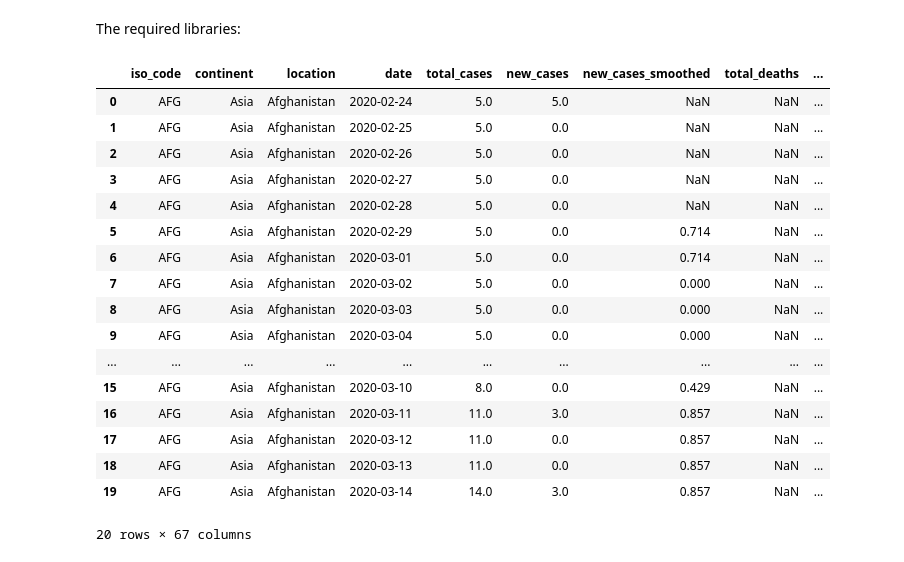
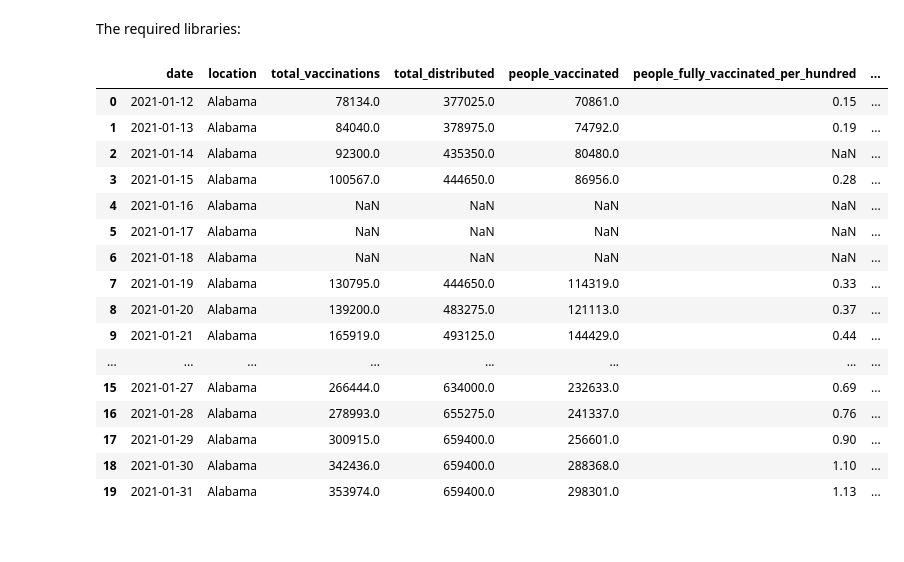
Before and after one commit to uthours/Data-Processing-Visualization, a Jupyter notebook: initialviz.ipynb, the cells around one changed output. Cells and saved outputs as stored; diff of their text form; code cells hidden in the pictures.

```diff
--- a/initialviz.ipynb
+++ b/initialviz.ipynb
@@ -18,24 +18,23 @@ import pandas as pd
 from bs4 import BeautifulSoup
 import matplotlib.pyplot as plt
 # %%
-df = pd.read_csv('https://raw.githubusercontent.com/owid/covid-19-data/master/public/data/owid-covid-data.csv')
+df = pd.read_csv('https://raw.githubusercontent.com/owid/covid-19-data/master/public/data/vaccinations/us_state_vaccinations.csv')
 df.head(20)
 # %% [output]
-|  | iso_code | continent | location | date | total_cases | new_cases | new_cases_smoothed | total_deaths | ... |
-| 0 | AFG | Asia | Afghanistan | 2020-02-24 | 5.0 | 5.0 | NaN | NaN | ... |
-| 1 | AFG | Asia | Afghanistan | 2020-02-25 | 5.0 | 0.0 | NaN | NaN | ... |
-| 2 | AFG | Asia | Afghanistan | 2020-02-26 | 5.0 | 0.0 | NaN | NaN | ... |
-| 3 | AFG | Asia | Afghanistan | 2020-02-27 | 5.0 | 0.0 | NaN | NaN | ... |
-| 4 | AFG | Asia | Afghanistan | 2020-02-28 | 5.0 | 0.0 | NaN | NaN | ... |
-| 5 | AFG | Asia | Afghanistan | 2020-02-29 | 5.0 | 0.0 | 0.714 | NaN | ... |
-| 6 | AFG | Asia | Afghanistan | 2020-03-01 | 5.0 | 0.0 | 0.714 | NaN | ... |
-| 7 | AFG | Asia | Afghanistan | 2020-03-02 | 5.0 | 0.0 | 0.000 | NaN | ... |
-| 8 | AFG | Asia | Afghanistan | 2020-03-03 | 5.0 | 0.0 | 0.000 | NaN | ... |
-| 9 | AFG | Asia | Afghanistan | 2020-03-04 | 5.0 | 0.0 | 0.000 | NaN | ... |
-| ... | ... | ... | ... | ... | ... | ... | ... | ... | ... |
-| 15 | AFG | Asia | Afghanistan | 2020-03-10 | 8.0 | 0.0 | 0.429 | NaN | ... |
-| 16 | AFG | Asia | Afghanistan | 2020-03-11 | 11.0 | 3.0 | 0.857 | NaN | ... |
-| 17 | AFG | Asia | Afghanistan | 2020-03-12 | 11.0 | 0.0 | 0.857 | NaN | ... |
-| 18 | AFG | Asia | Afghanistan | 2020-03-13 | 11.0 | 0.0 | 0.857 | NaN | ... |
-| 19 | AFG | Asia | Afghanistan | 2020-03-14 | 14.0 | 3.0 | 0.857 | NaN | ... |
+|  | date | location | total_vaccinations | total_distributed | people_vaccinated | people_fully_vaccinated_per_hundred | ... |
+| 0 | 2021-01-12 | Alabama | 78134.0 | 377025.0 | 70861.0 | 0.15 | ... |
+| 1 | 2021-01-13 | Alabama | 84040.0 | 378975.0 | 74792.0 | 0.19 | ... |
+| 2 | 2021-01-14 | Alabama | 92300.0 | 435350.0 | 80480.0 | NaN | ... |
+| 3 | 2021-01-15 | Alabama | 100567.0 | 444650.0 | 86956.0 | 0.28 | ... |
+| 4 | 2021-01-16 | Alabama | NaN | NaN | NaN | NaN | ... |
+| 5 | 2021-01-17 | Alabama | NaN | NaN | NaN | NaN | ... |
+| 6 | 2021-01-18 | Alabama | NaN | NaN | NaN | NaN | ... |
+| 7 | 2021-01-19 | Alabama | 130795.0 | 444650.0 | 114319.0 | 0.33 | ... |
+| 8 | 2021-01-20 | Alabama | 139200.0 | 483275.0 | 121113.0 | 0.37 | ... |
+| 9 | 2021-01-21 | Alabama | 165919.0 | 493125.0 | 144429.0 | 0.44 | ... |
+| ... | ... | ... | ... | ... | ... | ... | ... |
+| 15 | 2021-01-27 | Alabama | 266444.0 | 634000.0 | 232633.0 | 0.69 | ... |
+| 16 | 2021-01-28 | Alabama | 278993.0 | 655275.0 | 241337.0 | 0.76 | ... |
+| 17 | 2021-01-29 | Alabama | 300915.0 | 659400.0 | 256601.0 | 0.90 | ... |
+| 18 | 2021-01-30 | Alabama | 342436.0 | 659400.0 | 288368.0 | 1.10 | ... |
+| 19 | 2021-01-31 | Alabama | 353974.0 | 659400.0 | 298301.0 | 1.13 | ... |
-20 rows × 67 columns
```
